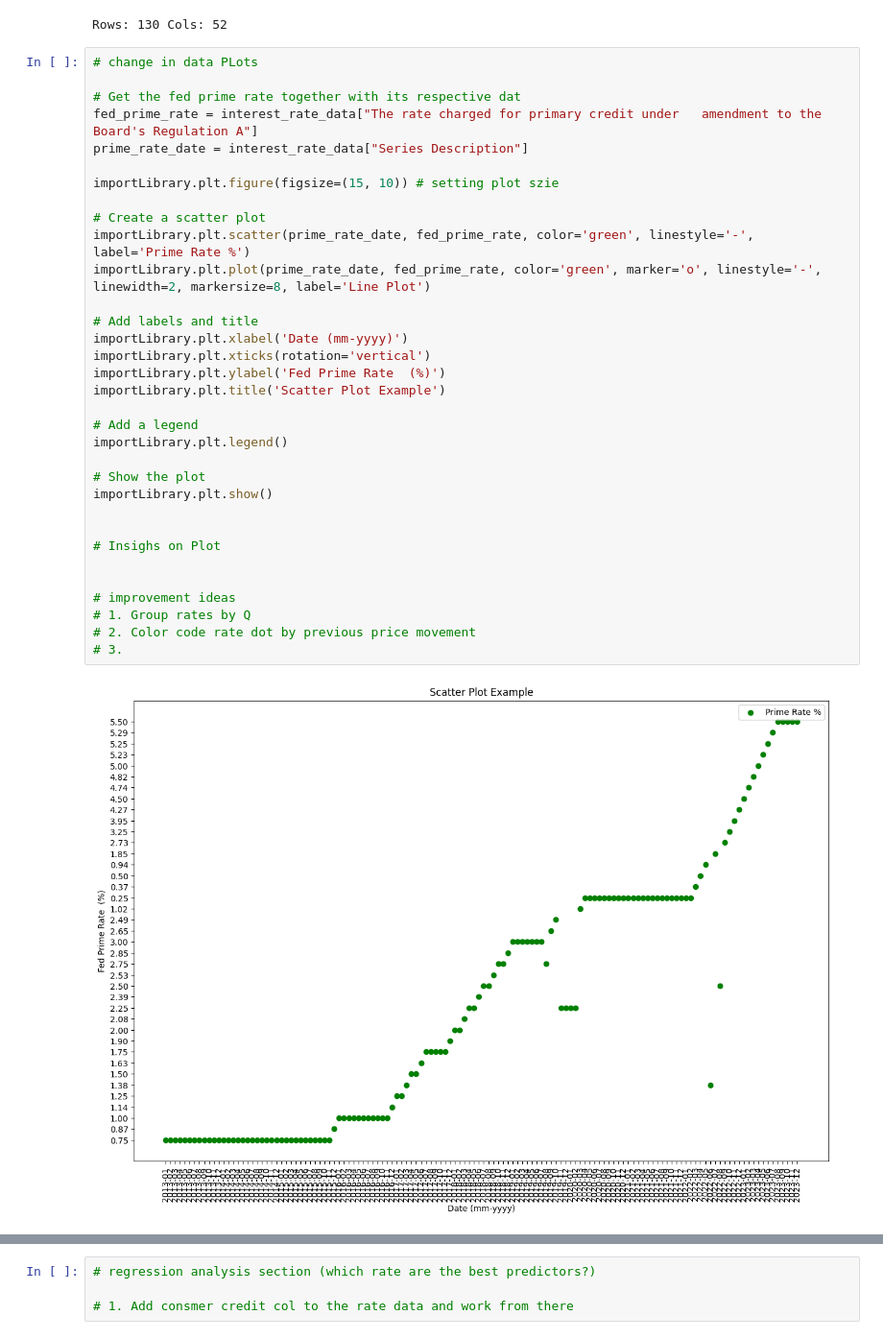
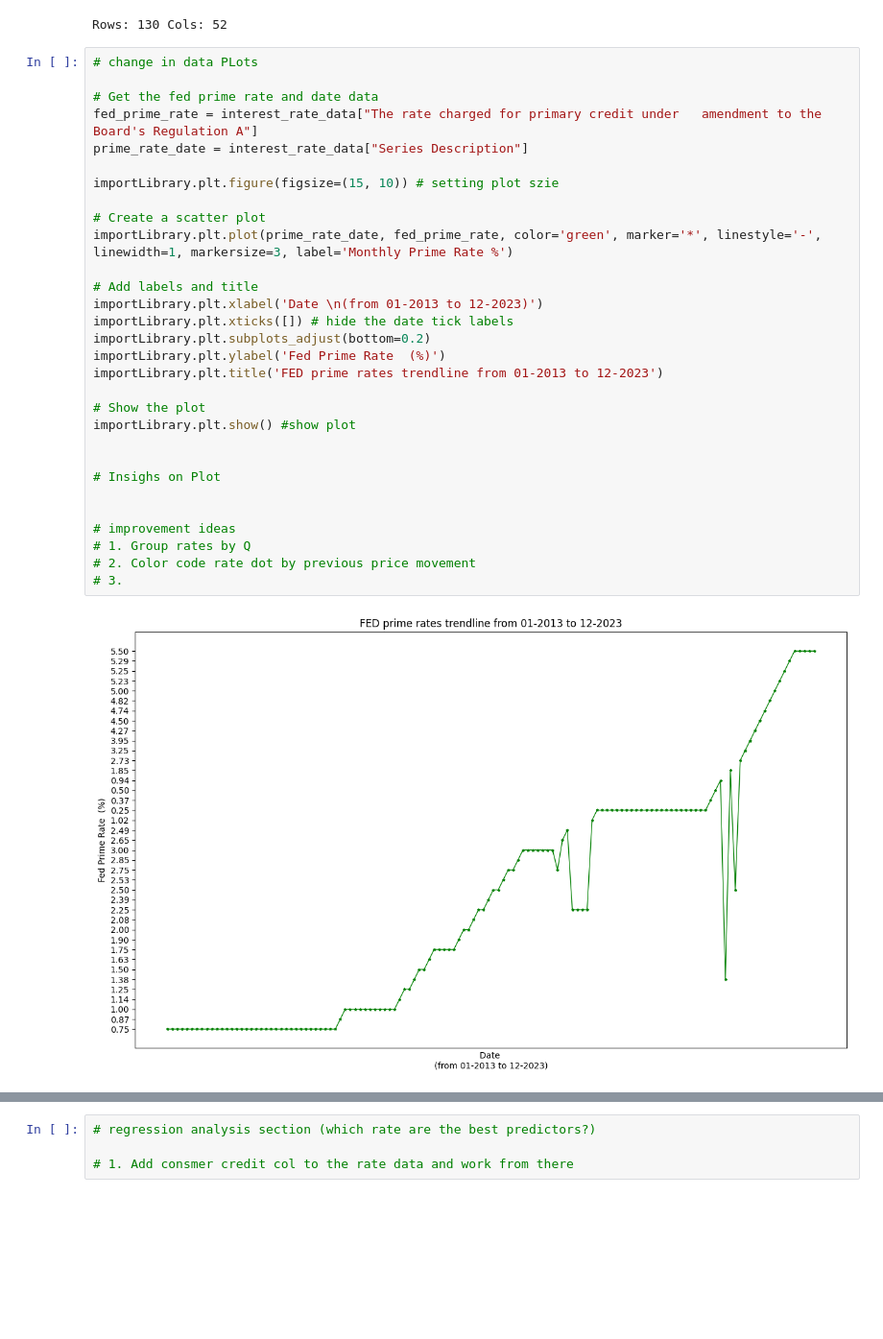
Before and after one commit to S3Stan/Federal_Reserve_Analytics, a Jupyter notebook: ConsumerCredit_notebook.ipynb, the cells around one changed output, grey strips where cells are left out. Shown: that part at 96% size. Cells and saved outputs as stored; diff of their text form; blank space fills up the shorter version.

```diff
--- a/ConsumerCredit_notebook.ipynb
+++ b/ConsumerCredit_notebook.ipynb
@@ -76,35 +78,32 @@ Rows: 130 Cols: 52
 # %%
 # change in data PLots
 
-# Get the fed prime rate together with its respective dat
+# Get the fed prime rate and date data
 fed_prime_rate = interest_rate_data["The rate charged for primary credit under   amendment to the Board's Regulation A"]
 prime_rate_date = interest_rate_data["Series Description"]
 
 importLibrary.plt.figure(figsize=(15, 10)) # setting plot szie
 
 # Create a scatter plot
-importLibrary.plt.scatter(prime_rate_date, fed_prime_rate, color='green', linestyle='-', label='Prime Rate %')
-importLibrary.plt.plot(prime_rate_date, fed_prime_rate, color='green', marker='o', linestyle='-', linewidth=2, markersize=8, label='Line Plot')
+importLibrary.plt.plot(prime_rate_date, fed_prime_rate, color='green', marker='*', linestyle='-', linewidth=1, markersize=3, label='Monthly Prime Rate %')
 
 # Add labels and title
-importLibrary.plt.xlabel('Date (mm-yyyy)')
-importLibrary.plt.xticks(rotation='vertical')
+importLibrary.plt.xlabel('Date \n(from 01-2013 to 12-2023)')
+importLibrary.plt.xticks([]) # hide the date tick labels
+importLibrary.plt.subplots_adjust(bottom=0.2)
 importLibrary.plt.ylabel('Fed Prime Rate  (%)')
-importLibrary.plt.title('Scatter Plot Example')
-
-# Add a legend
-importLibrary.plt.legend()
+importLibrary.plt.title('FED prime rates trendline from 01-2013 to 12-2023')
 
 # Show the plot
-importLibrary.plt.show()
+importLibrary.plt.show() #show plot
 
 
 # Insighs on Plot
 
 
 # improvement ideas
 # 1. Group rates by Q
 # 2. Color code rate dot by previous price movement
 # 3.
 # %% [output]
-[figure, old version]
+[figure, new version]
```
Also changed, not shown: parts of 2 cells of this notebook, 1 other file.
